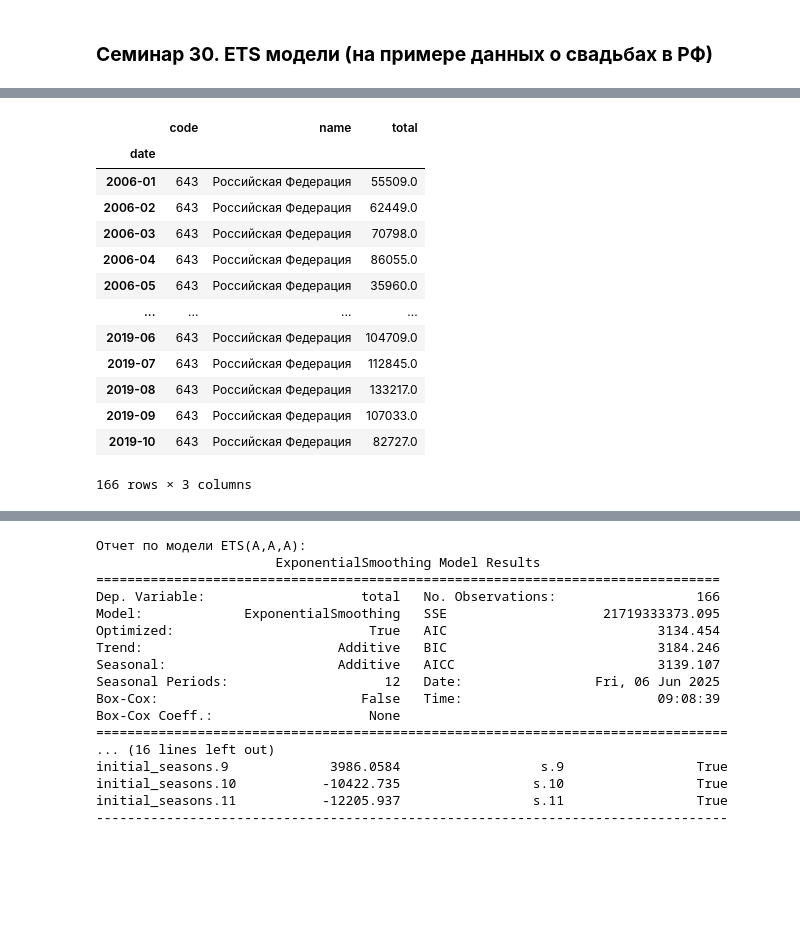
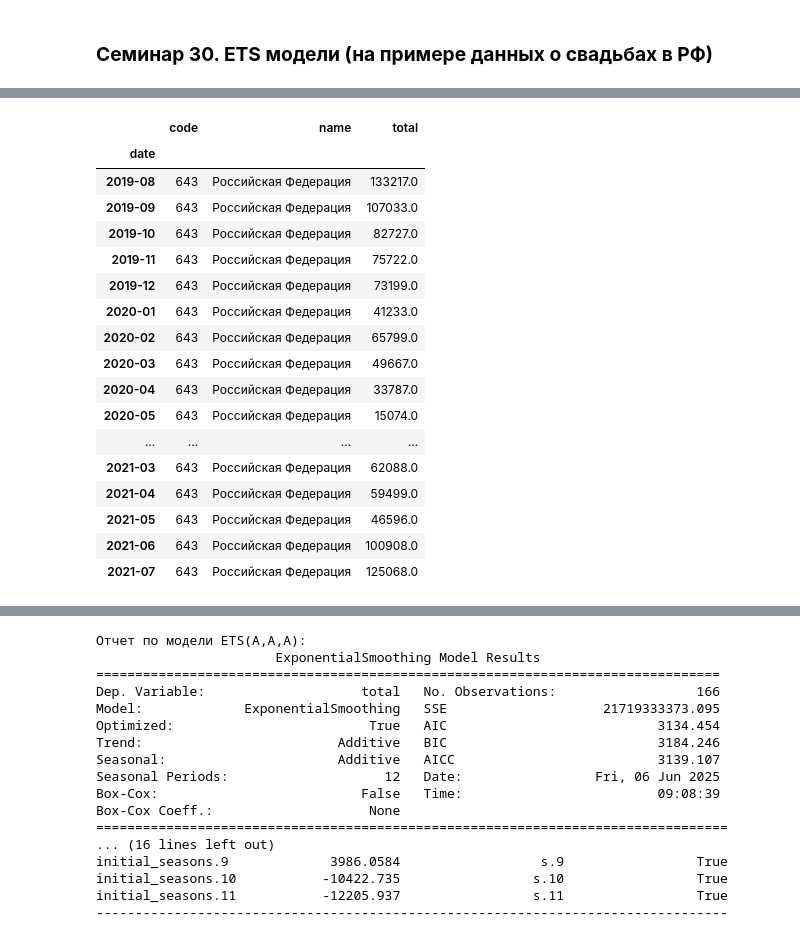
Before and after one commit to pvpogorelova/metrics_24_25, a Jupyter notebook: Sem_30.ipynb, the cells around one changed output, grey strips where cells are left out. Saved outputs shown, nothing was run; the diff lists cells and outputs as text; code cells hidden in the pictures; blank space fills up the shorter version.

```diff
--- a/Sem_30.ipynb
+++ b/Sem_30.ipynb
@@ -105,25 +105,29 @@ plot_ts_decomposition(marr_rf)
 [interactive output not drawn]
 # %%
 # Разделение на обучающую и тестовую выборки
-train = marr_rf[marr_rf.index < pd.Period('2019-11', freq='M')]
-test = marr_rf[marr_rf.index >= pd.Period('2019-11', freq='M')]
+train = marr_rf[marr_rf.index < pd.Period('2019-08', freq='M')]
+test = marr_rf[marr_rf.index >= pd.Period('2019-08', freq='M')]
-# %%
-train
-# %% [output]
-|  | code | name | total |
-| date |  |  |  |
-| 2006-01 | 643 | Российская Федерация | 55509.0 |
-| 2006-02 | 643 | Российская Федерация | 62449.0 |
-| 2006-03 | 643 | Российская Федерация | 70798.0 |
-| 2006-04 | 643 | Российская Федерация | 86055.0 |
-| 2006-05 | 643 | Российская Федерация | 35960.0 |
-| ... | ... | ... | ... |
-| 2019-06 | 643 | Российская Федерация | 104709.0 |
-| 2019-07 | 643 | Российская Федерация | 112845.0 |
-| 2019-08 | 643 | Российская Федерация | 133217.0 |
-| 2019-09 | 643 | Российская Федерация | 107033.0 |
-| 2019-10 | 643 | Российская Федерация | 82727.0 |
-166 rows × 3 columns
+# %%
+test
+# %% [output]
+|  | code | name | total |
+| date |  |  |  |
+| 2019-08 | 643 | Российская Федерация | 133217.0 |
+| 2019-09 | 643 | Российская Федерация | 107033.0 |
+| 2019-10 | 643 | Российская Федерация | 82727.0 |
+| 2019-11 | 643 | Российская Федерация | 75722.0 |
+| 2019-12 | 643 | Российская Федерация | 73199.0 |
+| 2020-01 | 643 | Российская Федерация | 41233.0 |
+| 2020-02 | 643 | Российская Федерация | 65799.0 |
+| 2020-03 | 643 | Российская Федерация | 49667.0 |
+| 2020-04 | 643 | Российская Федерация | 33787.0 |
+| 2020-05 | 643 | Российская Федерация | 15074.0 |
+| ... | ... | ... | ... |
+| 2021-03 | 643 | Российская Федерация | 62088.0 |
+| 2021-04 | 643 | Российская Федерация | 59499.0 |
+| 2021-05 | 643 | Российская Федерация | 46596.0 |
+| 2021-06 | 643 | Российская Федерация | 100908.0 |
+| 2021-07 | 643 | Российская Федерация | 125068.0 |
 # %%
 # Моделирование
 # 1. Сезонная наивная модель (SNAIVE)
```
Also changed, not shown: parts of 5 cells of this notebook.
